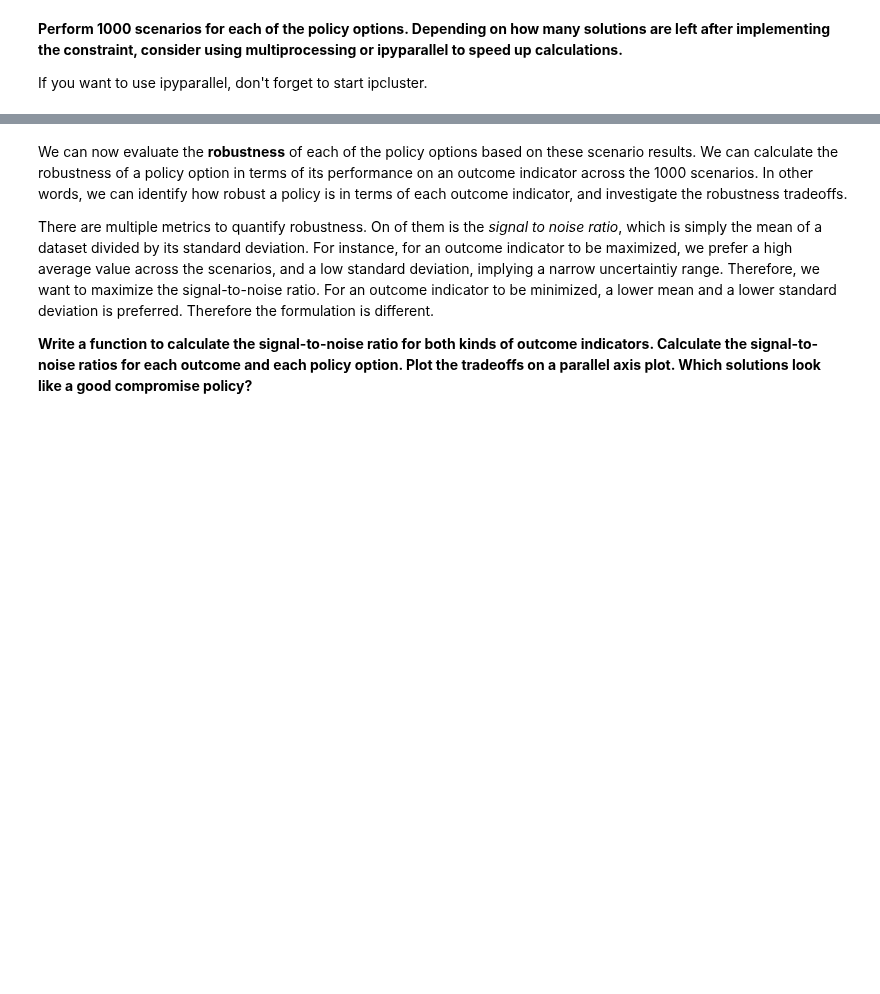
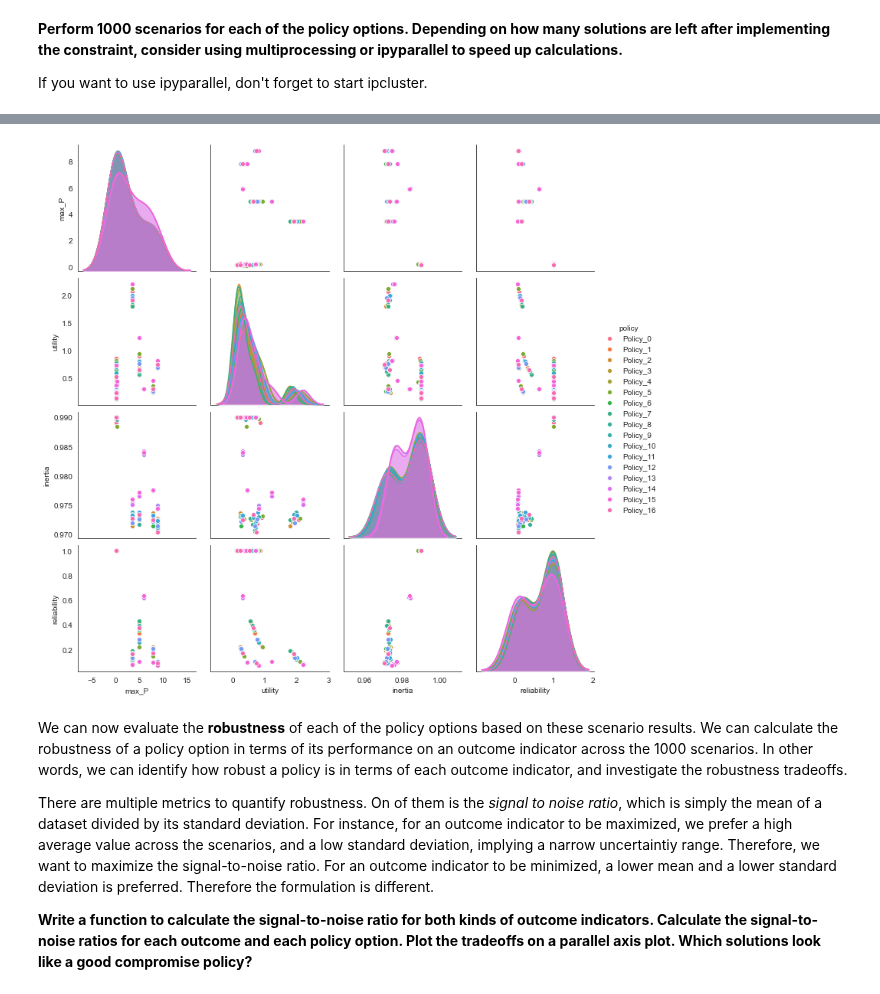
Before and after one commit to tamarvooijs/MBDM, a Jupyter notebook: Week 5-6 - robustness and direct search/assignment 8 - MORDM.ipynb, the cells around one changed output, grey strips where cells are left out. Saved outputs shown, nothing was run; the diff lists cells and outputs as text; code cells hidden in the pictures; blank space fills up the shorter version.

```diff
--- a/Week 5-6 - robustness and direct search/assignment 8 - MORDM.ipynb
+++ b/Week 5-6 - robustness and direct search/assignment 8 - MORDM.ipynb
@@ -367,26 +351,11 @@ print(dict_results)
+# %%
+policies=[]
+
+for index, row in results.iterrows():
+            name = str('Policy')+'_'+str(index)
+            decision = {lever.name:row[lever.name] for lever in model.levers} #levers are in the first columns of the solutions
+            policies.append(Policy(name=name, **decision))
 # %% [markdown]
 **Perform 1000 scenarios for each of the policy options. Depending on how many solutions are left after implementing the constraint, consider using multiprocessing or ipyparallel to speed up calculations.**
 
 If you want to use ipyparallel, don't forget to start ipcluster.
-# %%
-model = Model('LAKE', function=lake_model)
-
-# Setting the model uncertainties
-model.uncertainties = [RealParameter('b', 0.1, 0.45),
-                       RealParameter('q', 2, 4.5),
-                       RealParameter('mean', 0.01, 0.05),
-                       RealParameter('stdev', 0.001, 0.005),
-                       RealParameter('delta', 0.93, 0.99)]
-
-# Assigning the model levers
-
-model.levers = dict_results
-
-# Deciding upon the outcomes
-model.outcomes = [ScalarOutcome('max_P', kind=ScalarOutcome.MINIMIZE, expected_range=(0,5)),
-                  ScalarOutcome('utility', kind=ScalarOutcome.MAXIMIZE, expected_range=(0,2)),
-                  ScalarOutcome('inertia', kind=ScalarOutcome.MAXIMIZE, expected_range=(0,1)),
-                  ScalarOutcome('reliability', kind=ScalarOutcome.MAXIMIZE, expected_range=(0,1))]
-
-constraints = [Constraint("min reliability", outcome_names="reliability",
-                          function=lambda x:max(0, 0.9-x))]
@@ -395,4 +362,4 @@ AttributeError: 'int' object has no attribute 'name'
 # %%
 with MultiprocessingEvaluator(model) as evaluator:
-    experiments, outcomes = evaluator.perform_experiments(scenarios=1000, policies=47)
+    experiments, outcomes = evaluator.perform_experiments(scenarios=10, policies=policies)
 # %% [output]
@@ -400,3 +380,12 @@ KeyboardInterrupt:
+# %%
+policies_set = experiments['policy']
+data = pd.DataFrame(outcomes)
+data['policy'] = policies_set
+# %%
+sns.pairplot(data, hue='policy', vars=list(outcomes.keys()))
+plt.show()
+# %% [output]
+[figure, added]
 # %% [markdown]
 We can now evaluate the **robustness** of each of the policy options based on these scenario results. We can calculate the robustness of a policy option in terms of its performance on an outcome indicator across the 1000 scenarios. In other words, we can identify how robust a policy is in terms of each outcome indicator, and investigate the robustness tradeoffs.
 
```
Also changed, not shown: parts of 23 cells of this notebook, 3 other files.
